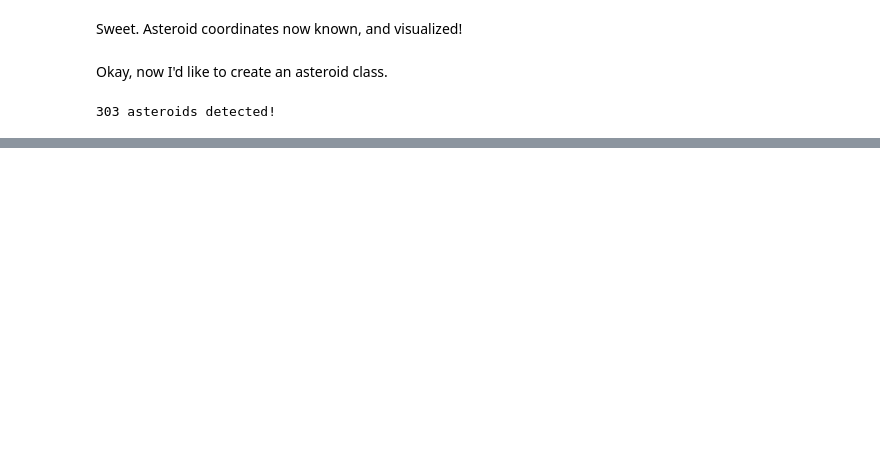
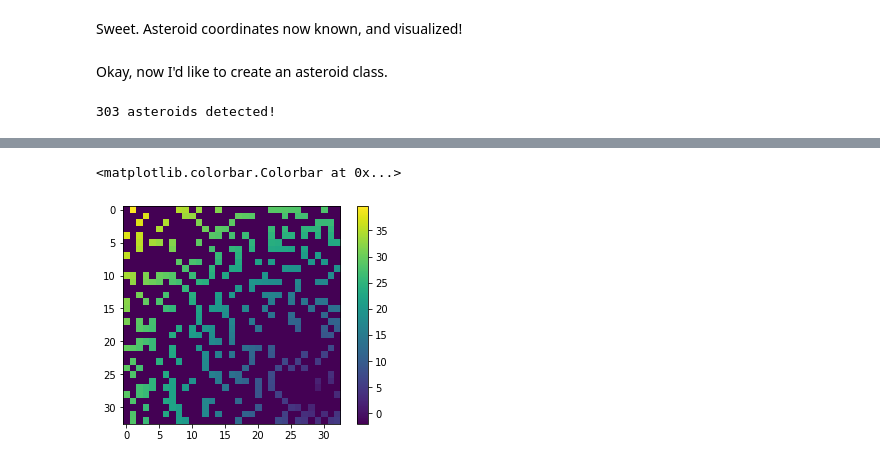
Before and after one commit to scibbatical/aoc2019, a Jupyter notebook: 10 - asteroids.ipynb, the cells around one changed output, grey strips where cells are left out. Drawn from its saved outputs; the diff is of its cells as text; code cells hidden in the pictures; blank space fills up the shorter version.

```diff
--- a/10 - asteroids.ipynb
+++ b/10 - asteroids.ipynb
@@ -110,0 +199,12 @@ np.pi
+# %%
+# check the distance...
+distance_array = np.zeros_like(ast_array)-2
+
+for ast in asteroid262.angles:
+    distance_array[ast[2],ast[3]] = ast[1]
+
+plt.imshow(distance_array)
+plt.colorbar()
+# %% [output]
+<matplotlib.colorbar.Colorbar at 0x...>
+[figure, added]
```
Also changed, not shown: parts of 18 cells of this notebook.
